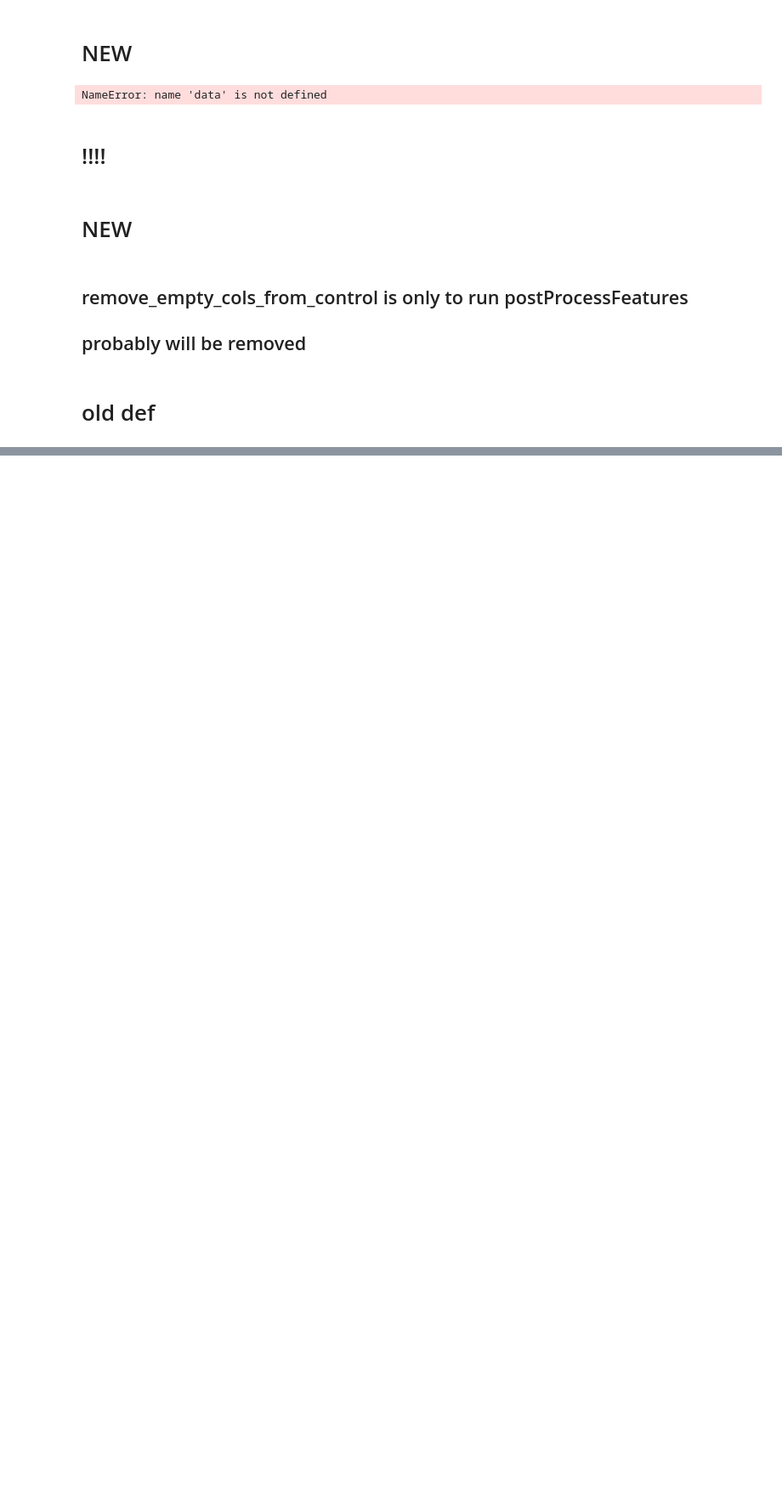
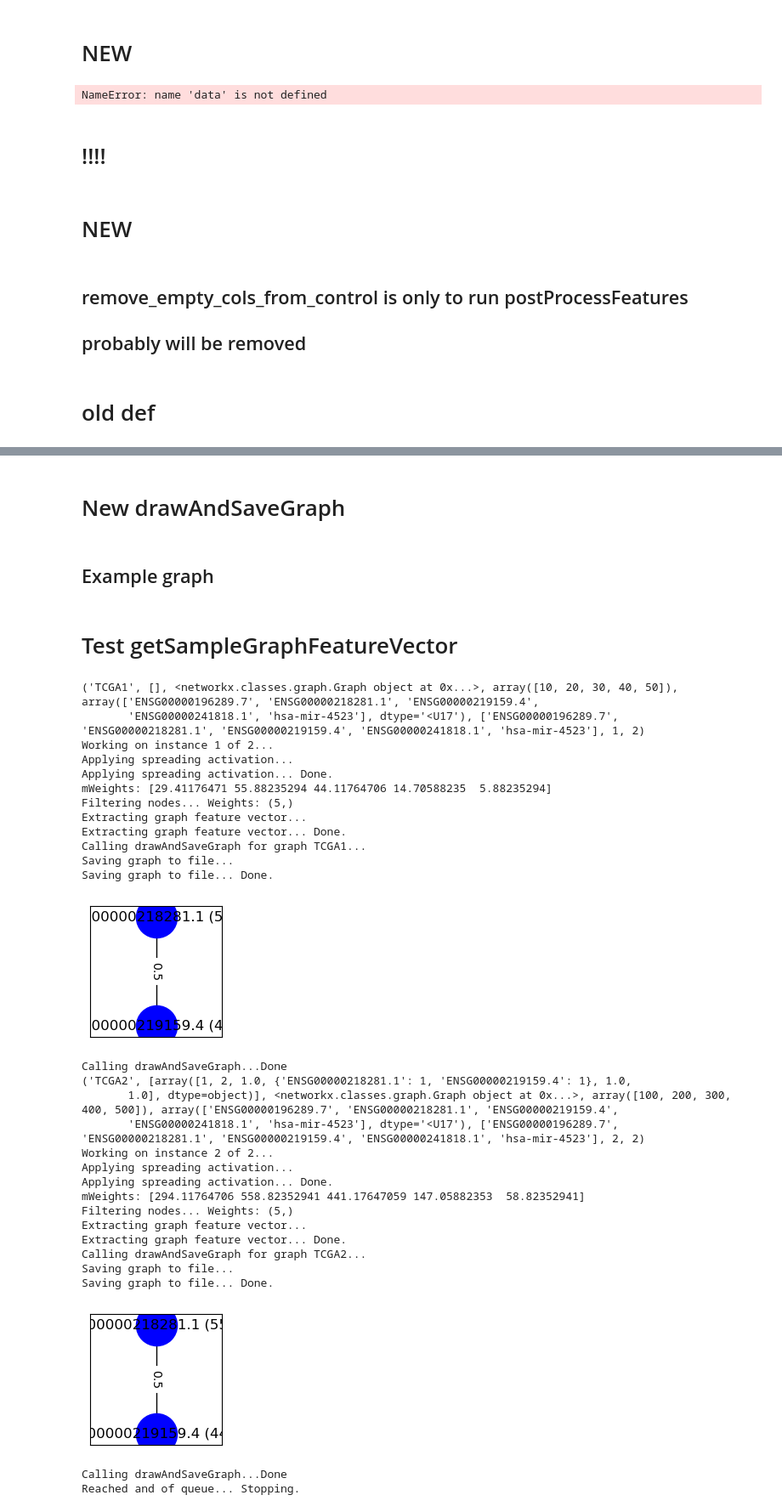
Before and after one commit to TheodosisL/Bioinformatics, a Jupyter notebook: preprocessing.ipynb, the cells around one changed output, grey strips where cells are left out. Shown at 85% size. Cells and saved outputs as stored; diff of their text form; code cells hidden in the pictures; blank space fills up the shorter version.

Commit message:
Corrections in drawAndSaveGraph, getSampleGraphFeatureVector and generateAllSampleGraphFeatureVectors

```diff
--- a/preprocessing.ipynb
+++ b/preprocessing.ipynb
@@ -1929,0 +1910,2 @@ def testSpreadingActivation():
+# %% [markdown]
+# New drawAndSaveGraph
@@ -1929,0 +1958,2 @@ def testSpreadingActivation():
+# %% [markdown]
+## Example graph
@@ -1929,0 +1991,35 @@ def testSpreadingActivation():
+# %% [markdown]
+# Test getSampleGraphFeatureVector
+# %%
+getSampleGraphFeatureVector( qTasks, bShowGraphs=True, bSaveGraphs=True)
+# %% [output]
+('TCGA1', [], <networkx.classes.graph.Graph object at 0x...>, array([10, 20, 30, 40, 50]), array(['ENSG00000196289.7', 'ENSG00000218281.1', 'ENSG00000219159.4',
+       'ENSG00000241818.1', 'hsa-mir-4523'], dtype='<U17'), ['ENSG00000196289.7', 'ENSG00000218281.1', 'ENSG00000219159.4', 'ENSG00000241818.1', 'hsa-mir-4523'], 1, 2)
+Working on instance 1 of 2...
+Applying spreading activation...
+Applying spreading activation... Done.
+mWeights: [29.41176471 55.88235294 44.11764706 14.70588235  5.88235294]
+Filtering nodes... Weights: (5,)
+Extracting graph feature vector...
+Extracting graph feature vector... Done.
+Calling drawAndSaveGraph for graph TCGA1...
+Saving graph to file...
+Saving graph to file... Done.
+[figure, added]
+Calling drawAndSaveGraph...Done
+('TCGA2', [array([1, 2, 1.0, {'ENSG00000218281.1': 1, 'ENSG00000219159.4': 1}, 1.0,
+       1.0], dtype=object)], <networkx.classes.graph.Graph object at 0x...>, array([100, 200, 300, 400, 500]), array(['ENSG00000196289.7', 'ENSG00000218281.1', 'ENSG00000219159.4',
+       'ENSG00000241818.1', 'hsa-mir-4523'], dtype='<U17'), ['ENSG00000196289.7', 'ENSG00000218281.1', 'ENSG00000219159.4', 'ENSG00000241818.1', 'hsa-mir-4523'], 2, 2)
+Working on instance 2 of 2...
+Applying spreading activation...
+Applying spreading activation... Done.
+mWeights: [294.11764706 558.82352941 441.17647059 147.05882353  58.82352941]
+Filtering nodes... Weights: (5,)
+Extracting graph feature vector...
+Extracting graph feature vector... Done.
+Calling drawAndSaveGraph for graph TCGA2...
+Saving graph to file...
+Saving graph to file... Done.
+[figure, added]
+Calling drawAndSaveGraph...Done
+Reached and of queue... Stopping.
```
Also changed, not shown: parts of 15 cells of this notebook.
